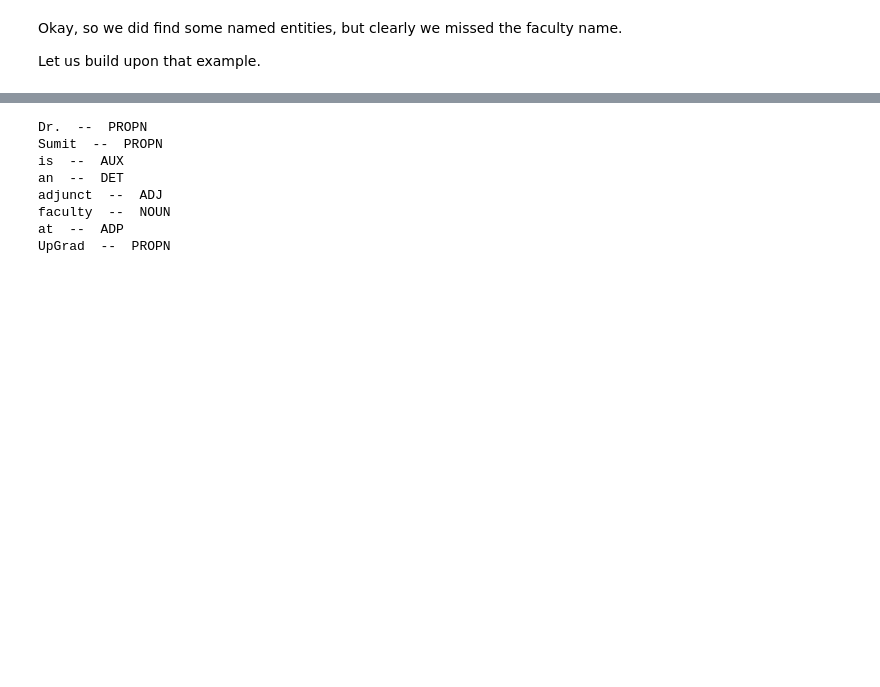
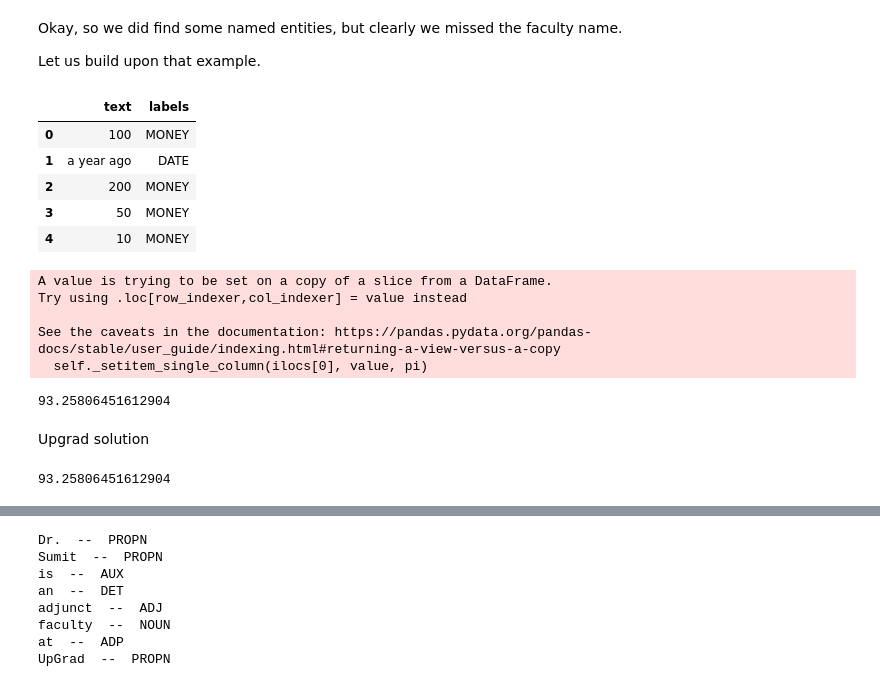
Before and after one commit to ramrajv/Synt_Txt_Processing, a Jupyter notebook: NER_Graded.ipynb, the cells around one changed output, grey strips where cells are left out. Saved outputs shown, nothing was run; the diff lists cells and outputs as text; code cells hidden in the pictures; blank space fills up the shorter version.

```diff
--- a/NER_Graded.ipynb
+++ b/NER_Graded.ipynb
@@ -13,3 +22,7 @@ processed_doc = model(doc); #process input and perform NLP tasks
+# %%
+crfg_strg = ' '.join([str(elm) for elm in crfg_sent])
+# %%
+processed_doc = model(crfg_strg)
 # %% [markdown]
 Since a named entity is a noun, let us see what information we get from using POS tags.
 # %%
@@ -27,6 +49,10 @@ Upgrad  --  PROPN
 # %% [markdown]
 So we see that the POS tags for named entities are correctly identified. Let us see what the output of NER system in spacy is to understand the differences.
 # %%
+import pandas as pd
+df = pd.DataFrame()
+ent_list = []
 for ent in processed_doc.ents:
-  print(ent.text, " -- ", ent.start_char, " -- ", ent.end_char, " -- ", ent.label_)
+    print(ent.text, " -- ", ent.start_char, " -- ", ent.end_char, " -- ", ent.label_)
+    ent_list.append([ent.text,ent.label_])
 # %% [output]
@@ -35,3 +77,14 @@ Upgrad  --  31  --  37  --  ORG
 Okay, so we did find some named entities, but clearly we missed the faculty name.
 
 Let us build upon that example.
+# %%
+df = pd.DataFrame(ent_list, columns = ['text','labels'])
+# %%
+df.head()
+# %% [output]
+|  | text | labels |
+| 0 | 100 | MONEY |
+| 1 | a year ago | DATE |
+| 2 | 200 | MONEY |
+| 3 | 50 | MONEY |
+| 4 | 10 | MONEY |
@@ -37,0 +93,31 @@ Let us build upon that example.
+# %%
+df_money.loc[:,'text'] = df_money['text'].astype(int)
+# %% [output]
+A value is trying to be set on a copy of a slice from a DataFrame.
+Try using .loc[row_indexer,col_indexer] = value instead
+
+See the caveats in the documentation: https://pandas.pydata.org/pandas-docs/stable/user_guide/indexing.html#returning-a-view-versus-a-copy
+  self._setitem_single_column(ilocs[0], value, pi)
+# %%
+df_money['text'].mean()
+# %% [output]
+93.25806451612904
+# %% [markdown]
+Upgrad solution
+# %%
+import spacy # import spacy module
+model = spacy.load("en_core_web_sm") #load pre-trained model
+## Read the file in variable name ‘doc’
+
+processed_doc = model(crfg_strg); #process input and perform NLP tasks
+a=0
+c=0
+for ent in processed_doc.ents:
+  if ent.label_ == 'MONEY':
+    c= c+1
+    b = ent.text
+    a = a+ int(b)
+
+print(a/c)
+# %% [output]
+93.25806451612904
```
Also changed, not shown: parts of 14 cells of this notebook.
